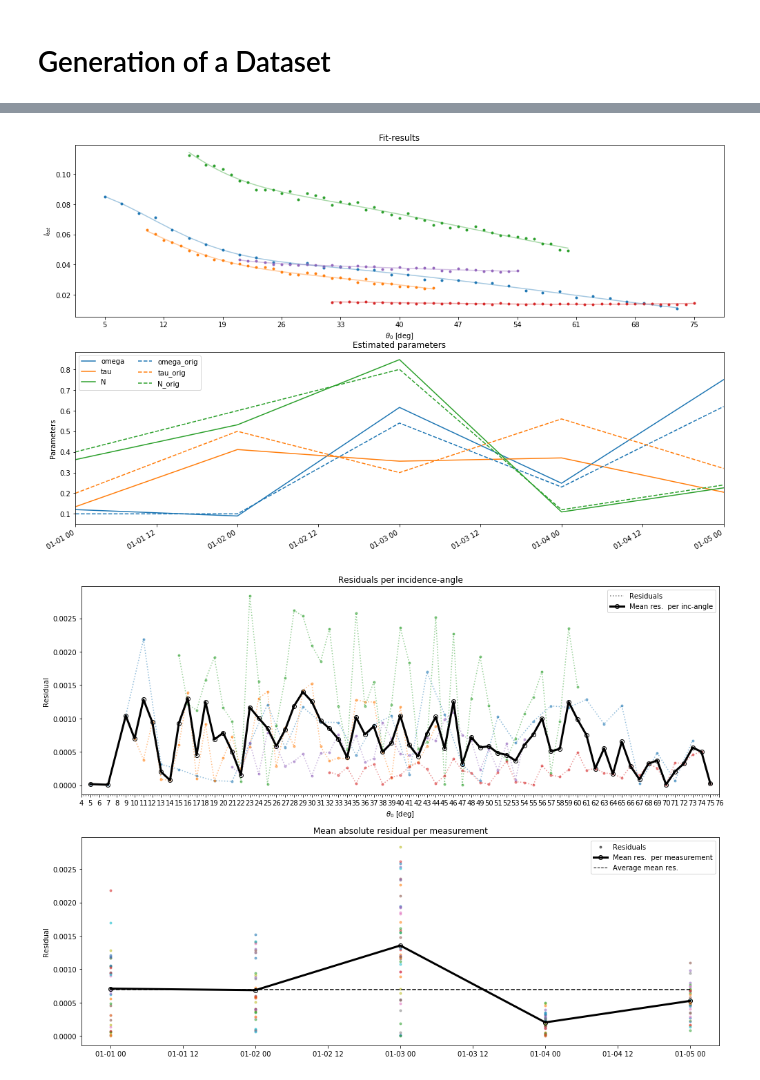
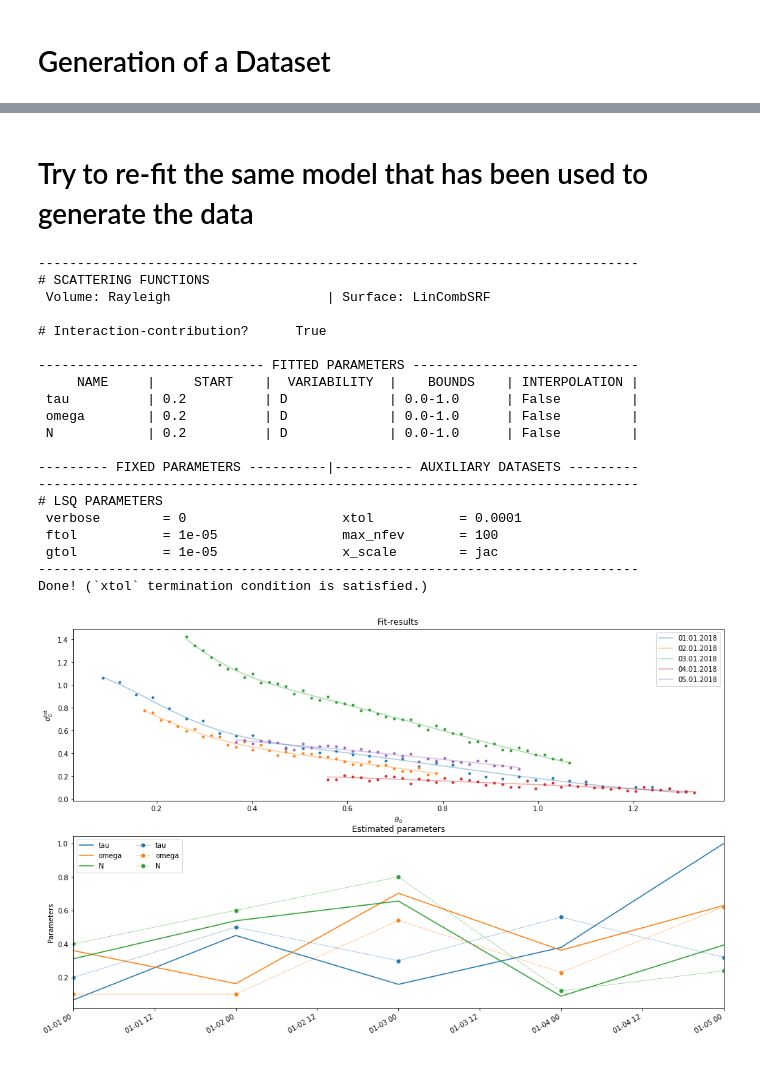
Before and after one commit to TUW-GEO/rt1, a Jupyter notebook: doc/examples/example_fitting.ipynb, the cells around one changed output, grey strips where cells are left out. Cells and saved outputs as stored; diff of their text form; code cells hidden in the pictures.

```diff
--- a/doc/examples/example_fitting.ipynb
+++ b/doc/examples/example_fitting.ipynb
@@ -135,18 +102,43 @@ Function evaluations 79, initial cost 9.0349e-02, final cost 8.8716e-05, first-o
-# %%
-# print fit-results
-truevals = pd.DataFrame({'omega_orig' : omega,
-                         'tau_orig' : tau,
-                         'N_orig' : NormBRDF},
-                        index=index)
-
-fig = fit.plot.results()
-# overplot true-values
-_ = truevals.plot(ax=fig.axes[1], ls='--')
-_ = fig.axes[1].legend(ncol=2)
-# %% [output]
-[figure, removed]
-# %%
-## print residuals
-_ = fit.plot.fit_errors()
-# %% [output]
-[figure, removed]
+# %% [markdown]
+# Try to re-fit the same model that has been used to generate the data
+# %%
+fit = Fits(dataset=dataset, verbose=0,
+           sig0=True, dB=False,
+           set_V_SRF = set_V_SRF_orig,
+           defdict=defdict, int_Q=True,
+           lsq_kwargs=dict(verbose=0,
+                           ftol=1e-5, gtol=1e-5, xtol=1e-4,
+                           max_nfev=100,
+                           x_scale='jac'))
+fit.model_definition
+fit.performfit(print_progress=True)
+
+fig = fit.plot.results(legend=True, legend_fmt='%d.%m.%Y')
+# overplot true-values
+_ = simulation_param.plot(ax=fig.axes[1], ls='--', marker='.', ms=10, lw=0.5)
+_ = fig.axes[1].legend(ncol=2)
+
+## print residuals
+_ = fit.plot.fit_errors()
+# %% [output]
+-----------------------------------------------------------------------------
+# SCATTERING FUNCTIONS
+ Volume: Rayleigh                    | Surface: LinCombSRF
+
+# Interaction-contribution?      True
+
+----------------------------- FITTED PARAMETERS -----------------------------
+     NAME     |     START    |  VARIABILITY  |    BOUNDS    | INTERPOLATION |
+ tau          | 0.2          | D             | 0.0-1.0      | False         |
+ omega        | 0.2          | D             | 0.0-1.0      | False         |
+ N            | 0.2          | D             | 0.0-1.0      | False         |
+
+--------- FIXED PARAMETERS ----------|---------- AUXILIARY DATASETS ---------
+-----------------------------------------------------------------------------
+# LSQ PARAMETERS
+ verbose        = 0                    xtol           = 0.0001
+ ftol           = 1e-05                max_nfev       = 100
+ gtol           = 1e-05                x_scale        = jac
+-----------------------------------------------------------------------------
+Done! (`xtol` termination condition is satisfied.)
+[figure, added]
```
Also changed, not shown: parts of 9 cells of this notebook.
